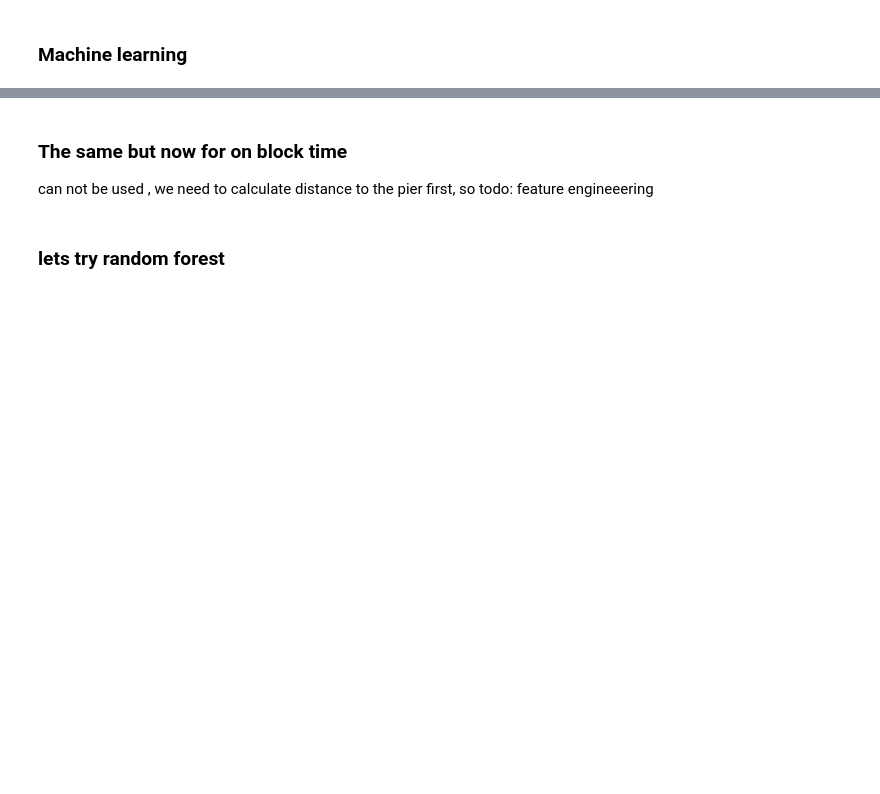
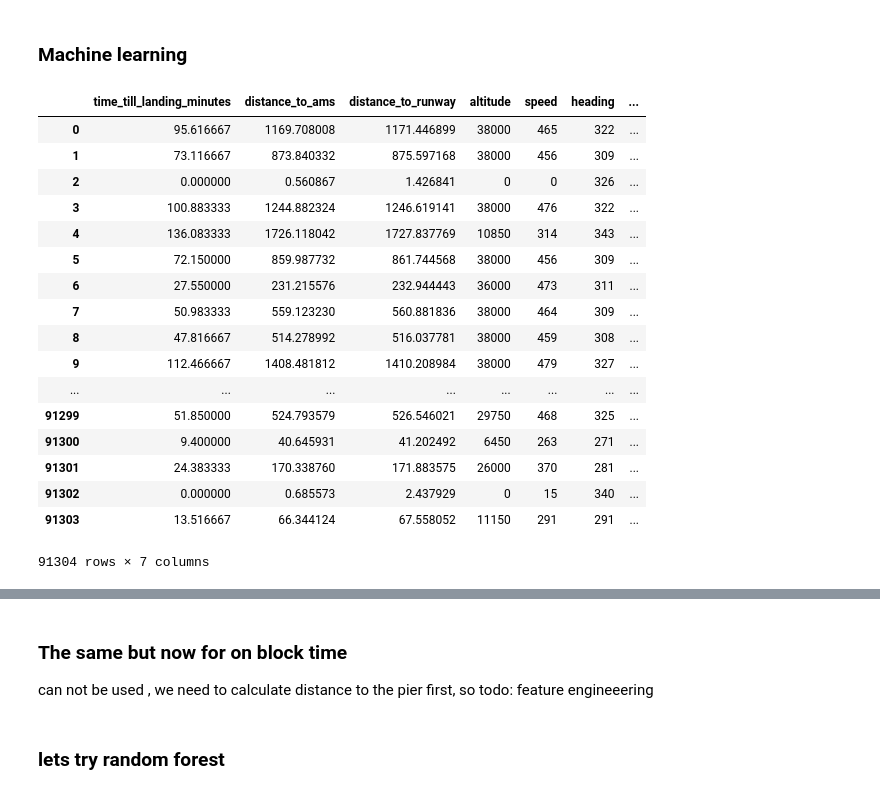
Before and after one commit to michelnossin/pyspark_training_docker, a Jupyter notebook: spark2-jupyter-docker.ipynb, the cells around one changed output, grey strips where cells are left out. Cells and saved outputs as stored; diff of their text form; code cells hidden in the pictures; blank space fills up the shorter version.

Commit message:
add distance to runway instead of centre feature

```diff
--- a/spark2-jupyter-docker.ipynb
+++ b/spark2-jupyter-docker.ipynb
@@ -647,6 +650,24 @@ def closest_runway(lon,lat,heading):
     if angle1 < angle2 :
         return runway_code
     return runway_code + 6
+
+def distance_to_runway(lon,lat,runway):
+    """ Get distance based on lat lon to runway given its id"""
+    runway_list = [   { "runway" : 1, "lat" : 52.350202, "lon" : 4.710732 , "heading1" : 180 , "heading2" : 360, "name" : "polderbaan" },
+    { "runway" : 2, "lat" : 52.316110, "lon" : 4.738369 , "heading1" : 180 , "heading2" : 360, "name" : "zwanenburgbaan" },
+    { "runway" : 3, "lat" : 52.317579, "lon" : 4.772186 , "heading1" : 90 , "heading2" : 270, "name" : "buitenveldertbaan" },
+    { "runway" : 4, "lat" : 52.297217, "lon" : 4.757938 , "heading1" : 60 , "heading2" : 240, "name" : "kaagbaan" },
+    { "runway" : 5, "lat" : 52.307714, "lon" : 4.778881 , "heading1" : 180 , "heading2" : 360, "name" : "aalsmeerbaan" },
+    { "runway" : 6, "lat" : 52.308659, "lon" : 4.795361 , "heading1" : 40 , "heading2" : 220, "name" : "oostbaan" }
+]
+    #runway code can be 1-12 (6 runways, 2 directions). So 7 means 1 + 6 , 8 means 2 + 6 etc
+    if runway > 6:
+        runway = runway - 6
+
+    runway_lat = runway_list[runway-1]["lat"]
+    runway_lon = runway_list[runway-1]["lon"]
+
+    return haversine(float(lon),float(lat),float(runway_lon),float(runway_lat))
 # %%
 def closest_pier(lon,lat):
     """ Get closest pier based on a location, used to predict on block time"""
@@ -687,6 +708,7 @@ tracks_df = tracks_df.withColumn("distance_to_ams", \
 udf_func2 = udf(closest_runway, IntegerType())
 udf_func3 = udf(negative_to_zero,IntegerType())
 udf_func4 = udf(closest_pier, IntegerType())
+udf_func5 = udf(distance_to_runway,FloatType())
 # %%
 #Distance is great, however, after landing, the next row is the NEXT
 # flight
@@ -834,2 +860,4 @@ join_df = join_maxtime_df
+# %%
+join_df = join_df.withColumn("distance_to_runway",udf_func5(col("lon"),col("lat"),col("runway_touchdown")))
 # %%
 join_df.toPandas().head(10)
@@ -843,9 +884,28 @@ join_df.take(1)
 # %%
 
 #Create our machine learing dataset
-ml_df = join_df.select(['time_till_landing_minutes','distance_to_ams','altitude','speed','heading','runway_touchdown'])
+ml_df = join_df.select(['time_till_landing_minutes','distance_to_ams','distance_to_runway','altitude','speed','heading','runway_touchdown'])
 #ml_df = ml_df.withColumn('id',fn.monotonically_increasing_id())
 ml_df.toPandas()
+# %% [output]
+|  | time_till_landing_minutes | distance_to_ams | distance_to_runway | altitude | speed | heading | ... |
+| 0 | 95.616667 | 1169.708008 | 1171.446899 | 38000 | 465 | 322 | ... |
+| 1 | 73.116667 | 873.840332 | 875.597168 | 38000 | 456 | 309 | ... |
+| 2 | 0.000000 | 0.560867 | 1.426841 | 0 | 0 | 326 | ... |
+| 3 | 100.883333 | 1244.882324 | 1246.619141 | 38000 | 476 | 322 | ... |
+| 4 | 136.083333 | 1726.118042 | 1727.837769 | 10850 | 314 | 343 | ... |
+| 5 | 72.150000 | 859.987732 | 861.744568 | 38000 | 456 | 309 | ... |
+| 6 | 27.550000 | 231.215576 | 232.944443 | 36000 | 473 | 311 | ... |
+| 7 | 50.983333 | 559.123230 | 560.881836 | 38000 | 464 | 309 | ... |
+| 8 | 47.816667 | 514.278992 | 516.037781 | 38000 | 459 | 308 | ... |
+| 9 | 112.466667 | 1408.481812 | 1410.208984 | 38000 | 479 | 327 | ... |
+| ... | ... | ... | ... | ... | ... | ... | ... |
+| 91299 | 51.850000 | 524.793579 | 526.546021 | 29750 | 468 | 325 | ... |
+| 91300 | 9.400000 | 40.645931 | 41.202492 | 6450 | 263 | 271 | ... |
+| 91301 | 24.383333 | 170.338760 | 171.883575 | 26000 | 370 | 281 | ... |
+| 91302 | 0.000000 | 0.685573 | 2.437929 | 0 | 15 | 340 | ... |
+| 91303 | 13.516667 | 66.344124 | 67.558052 | 11150 | 291 | 291 | ... |
+91304 rows × 7 columns
 # %%
 training_data, testing_data = ml_df.randomSplit([0.7, 0.3])
 # %%
```
Also changed, not shown: parts of 7 cells of this notebook.
